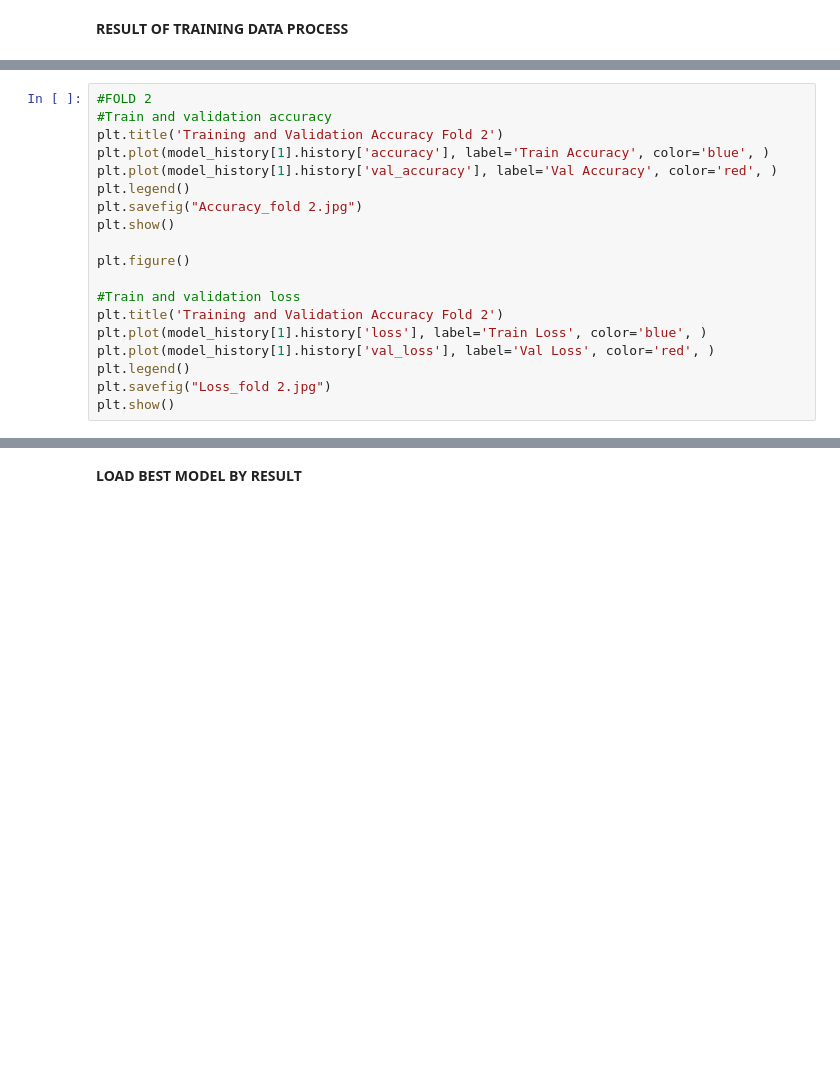
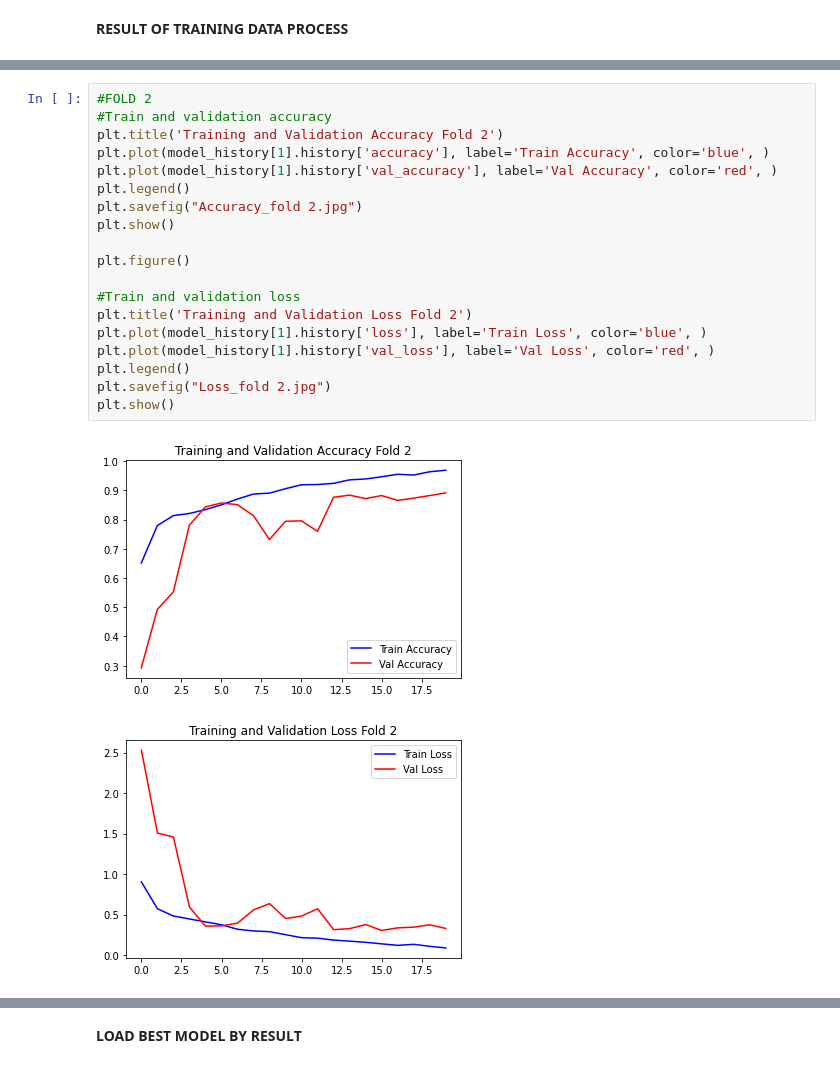
Before and after one commit to avishatr/TA, a Jupyter notebook: alexnet-corn-or-maize-disease-detectection.ipynb, the cells around one changed output, grey strips where cells are left out. Saved outputs shown, nothing was run; the diff lists cells and outputs as text; blank space fills up the shorter version.

```diff
--- a/alexnet-corn-or-maize-disease-detectection.ipynb
+++ b/alexnet-corn-or-maize-disease-detectection.ipynb
@@ -235,22 +284,25 @@ plt.show()
 # %%
 #FOLD 2
 #Train and validation accuracy
 plt.title('Training and Validation Accuracy Fold 2')
 plt.plot(model_history[1].history['accuracy'], label='Train Accuracy', color='blue', )
 plt.plot(model_history[1].history['val_accuracy'], label='Val Accuracy', color='red', )
 plt.legend()
 plt.savefig("Accuracy_fold 2.jpg")
 plt.show()
 
 plt.figure()
 
 #Train and validation loss
-plt.title('Training and Validation Accuracy Fold 2')
+plt.title('Training and Validation Loss Fold 2')
 plt.plot(model_history[1].history['loss'], label='Train Loss', color='blue', )
 plt.plot(model_history[1].history['val_loss'], label='Val Loss', color='red', )
 plt.legend()
 plt.savefig("Loss_fold 2.jpg")
 plt.show()
+# %% [output]
+[figure, added]
+[figure, added]
 # %%
 #FOLD 3
 #Train and validation accuracy
```
Also changed, not shown: parts of 19 cells of this notebook.
